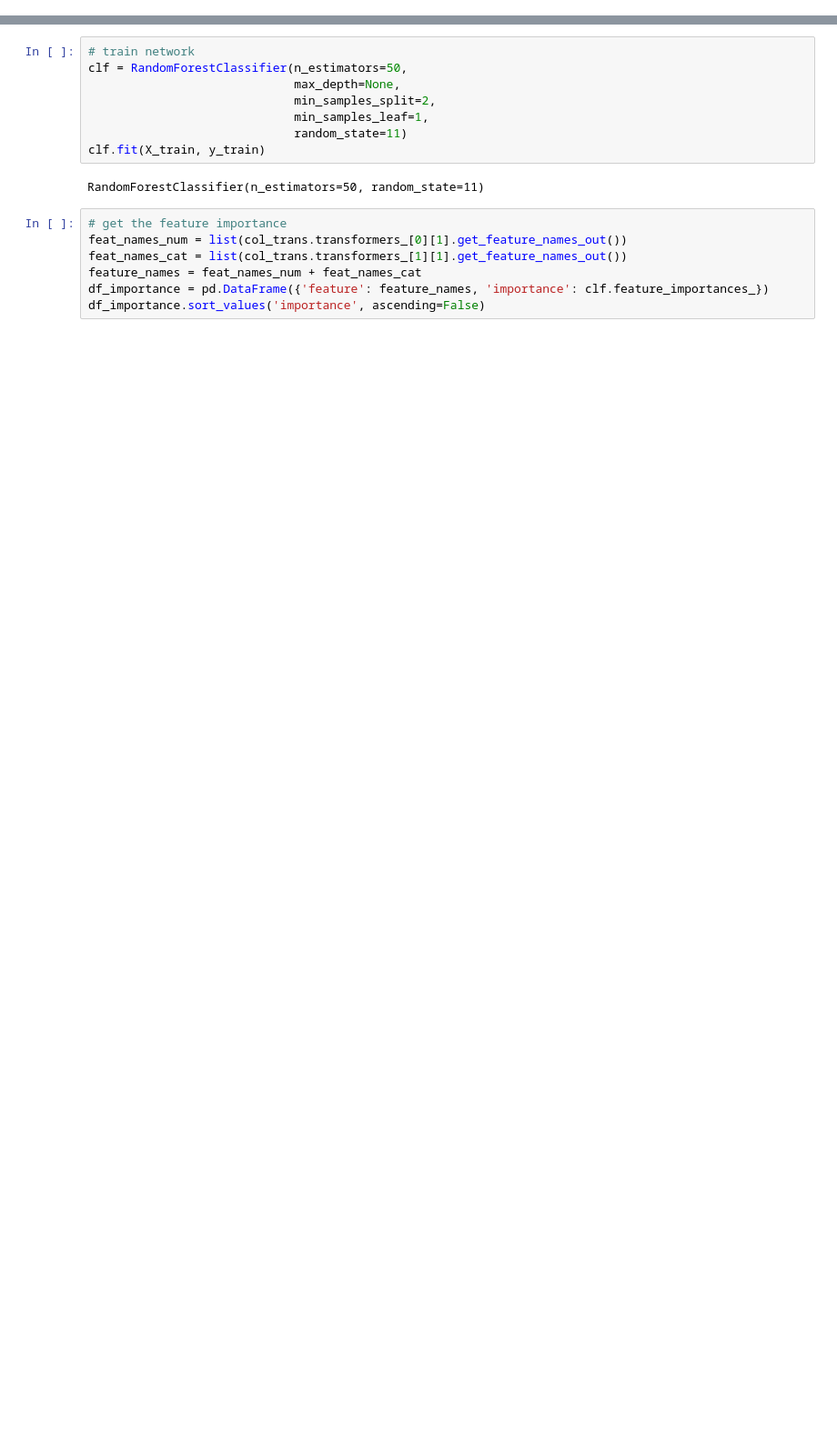
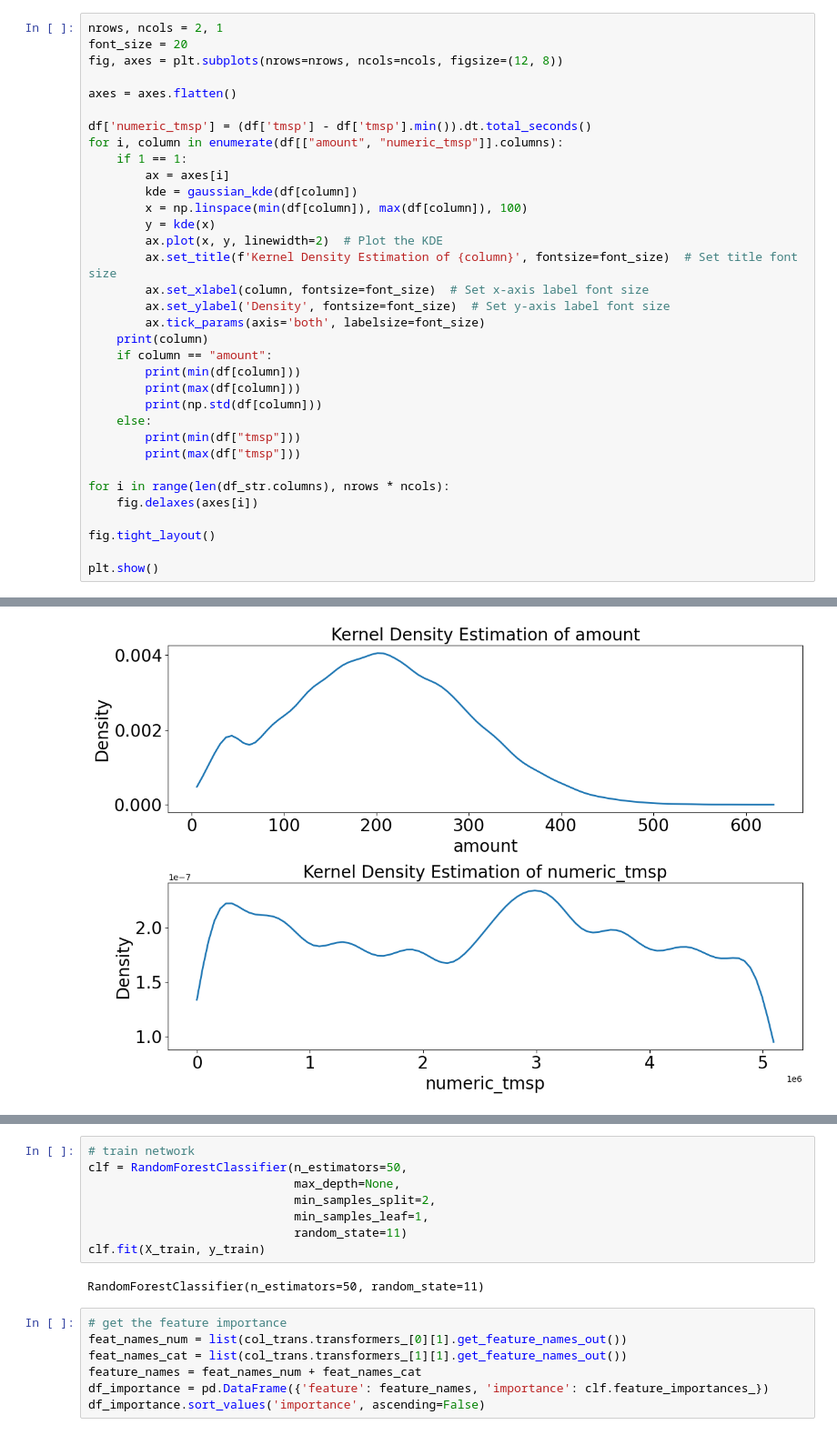
Before and after one commit to etaks90/azureExamples_finance, a Jupyter notebook: modelEngineering/app.ipynb, the cells around one changed output, grey strips where cells are left out. Shown at 91% size. Drawn from its saved outputs; the diff is of its cells as text; blank space fills up the shorter version.

```diff
--- a/modelEngineering/app.ipynb
+++ b/modelEngineering/app.ipynb
@@ -24,0 +76,35 @@ list_features = num_cols + cat_cols
+# %%
+nrows, ncols = 2, 1
+font_size = 20
+fig, axes = plt.subplots(nrows=nrows, ncols=ncols, figsize=(12, 8))
+
+axes = axes.flatten()
+
+df['numeric_tmsp'] = (df['tmsp'] - df['tmsp'].min()).dt.total_seconds()
+for i, column in enumerate(df[["amount", "numeric_tmsp"]].columns):
+    if 1 == 1:
+        ax = axes[i]
+        kde = gaussian_kde(df[column])
+        x = np.linspace(min(df[column]), max(df[column]), 100)
+        y = kde(x)
+        ax.plot(x, y, linewidth=2)  # Plot the KDE
+        ax.set_title(f'Kernel Density Estimation of {column}', fontsize=font_size)  # Set title font size
+        ax.set_xlabel(column, fontsize=font_size)  # Set x-axis label font size
+        ax.set_ylabel('Density', fontsize=font_size)  # Set y-axis label font size
+        ax.tick_params(axis='both', labelsize=font_size)
+    print(column)
+    if column == "amount":
+        print(min(df[column]))
+        print(max(df[column]))
+        print(np.std(df[column]))
+    else:
+        print(min(df["tmsp"]))
+        print(max(df["tmsp"]))
+
+for i in range(len(df_str.columns), nrows * ncols):
+    fig.delaxes(axes[i])
+
+fig.tight_layout()
+
+plt.show()
+# %% [output]
@@ -24,0 +118 @@ list_features = num_cols + cat_cols
+[figure, added]
```
Also changed, not shown: parts of 15 cells of this notebook, 5 other files.
